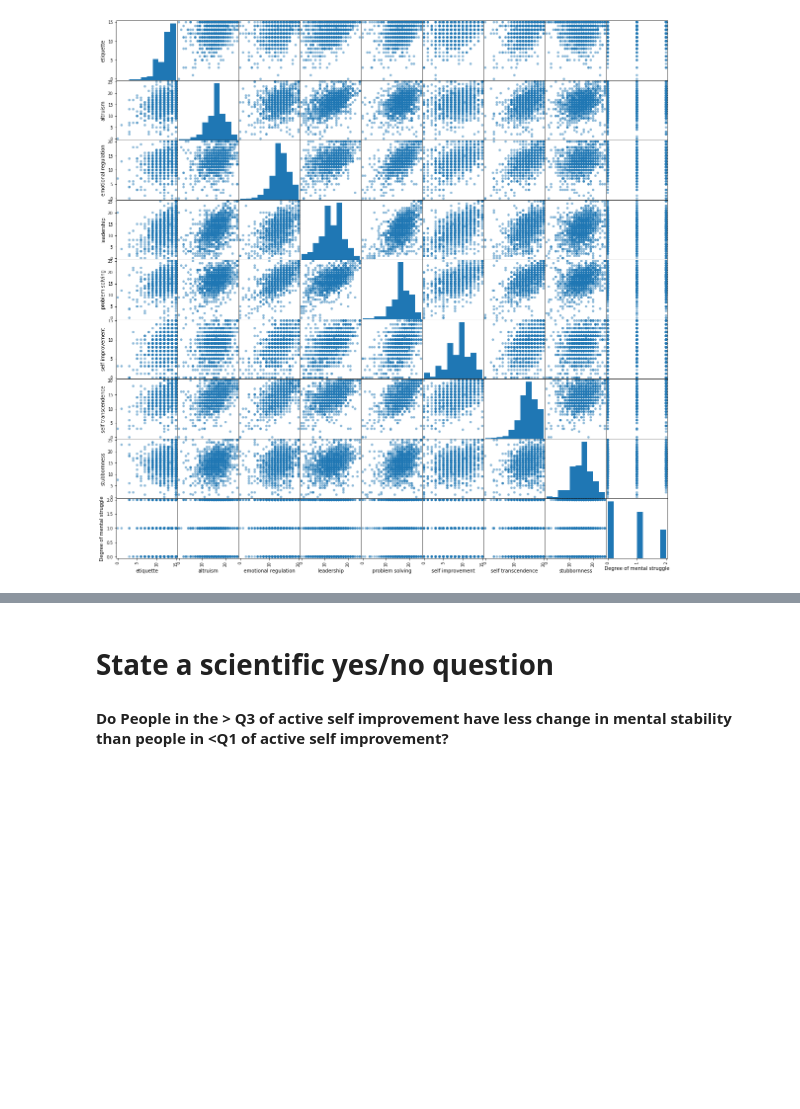
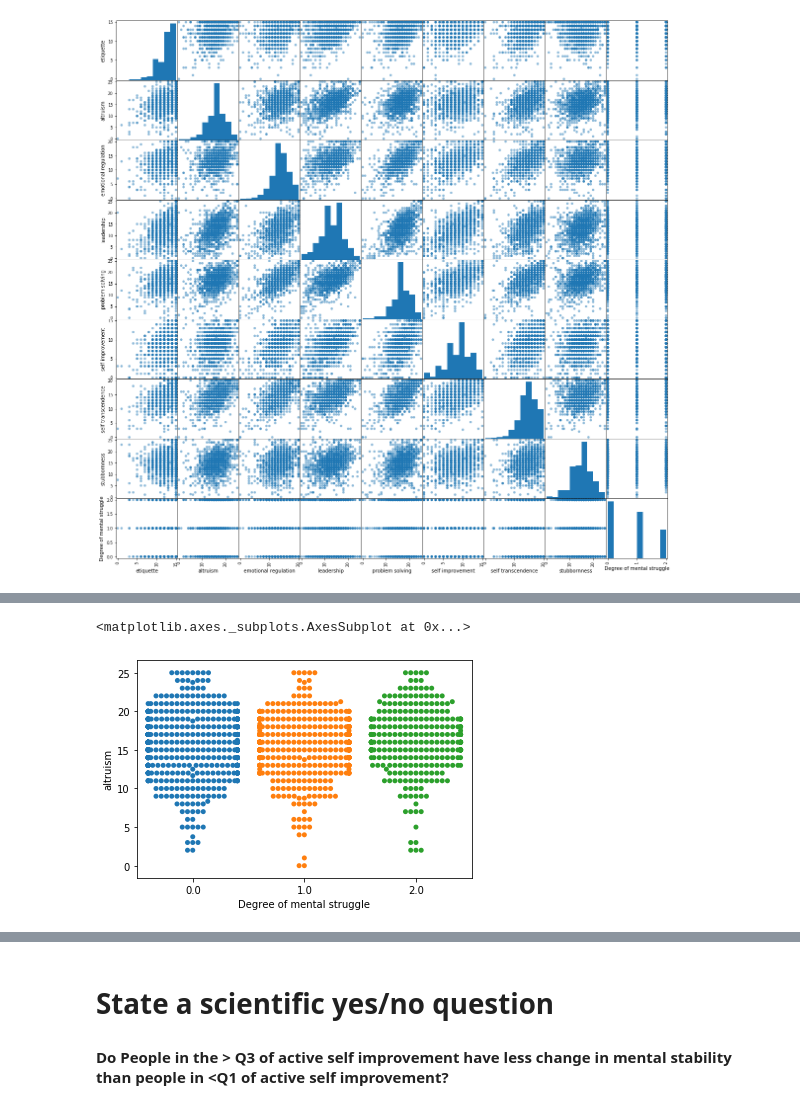
Before and after one commit to josephshanks/JapanEarthquake2011, a Jupyter notebook: S1.ipynb, the cells around one changed output, grey strips where cells are left out. Cells and saved outputs as stored; diff of their text form; code cells hidden in the pictures; blank space fills up the shorter version.

```diff
--- a/S1.ipynb
+++ b/S1.ipynb
@@ -615,0 +618,5 @@ sns.stripplot(data=df_frog,
+# %%
+jitterplot('altruism')
+# %% [output]
+<matplotlib.axes._subplots.AxesSubplot at 0x...>
+[figure, added]
```
Also changed, not shown: parts of 22 cells of this notebook.
